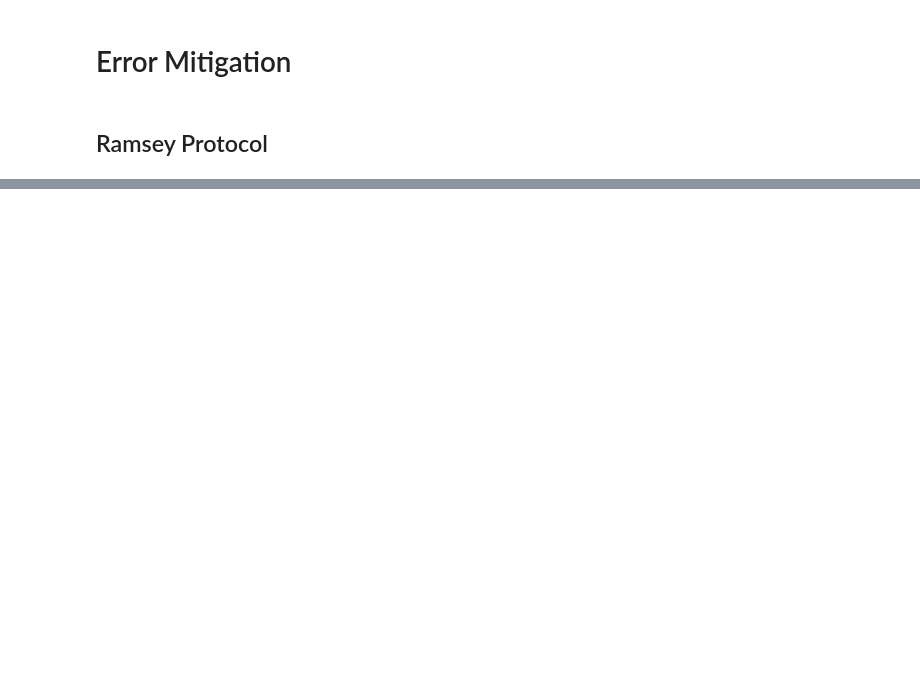
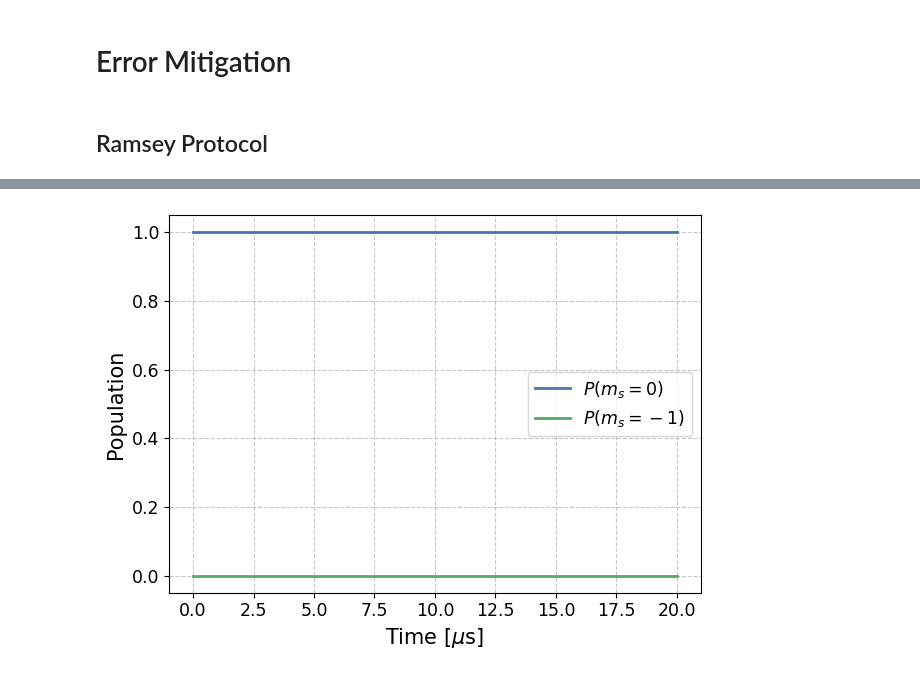
Before and after one commit to dehe1011/NVcenter, a Jupyter notebook: development/ErrorMitigation.ipynb, the cells around one changed output, grey strips where cells are left out. Saved outputs shown, nothing was run; the diff lists cells and outputs as text; code cells hidden in the pictures; blank space fills up the shorter version.

```diff
--- a/development/ErrorMitigation.ipynb
+++ b/development/ErrorMitigation.ipynb
@@ -75,0 +74,8 @@ plt.show()
+# %%
+xp, xm = q.sigmax().eigenstates()[1]
+xp, xm = xp * xp.dag(), xm * xm.dag()
+yp, ym = q.sigmay().eigenstates()[1]
+yp, ym = yp * yp.dag(), ym * ym.dag()
+zp, zm = q.sigmaz().eigenstates()[1]
+zp, zm = zp * zp.dag(), zm * zm.dag()
+hada = q.Qobj( 1/np.sqrt(2) * np.array([[1, 1], [1, -1]]))
@@ -75,0 +130,27 @@ plt.show()
+# %%
+kwargs['env_approx_level'] = 'no_bath'
+
+env = Environment(register_config, bath_configs, **kwargs)
+env.pulse_seq = [20e-6]
+env.old_state = hada * zm * hada
+
+t_list = np.linspace(0, env.total_time, 200)
+new_states = env.get_new_states(env.pulse_seq, t_list=t_list)
+
+detuning = CONST["D_gs"] + CONST["gamma_e"] * (CONST["Bz"]-0e-4) / (2*np.pi) - CONST["Nzz"] * CONST["m_N"]
+detuning_gates = [q.Qobj( np.array([[1, 0], [0, np.e**(1j*2*np.pi*detuning*t) ]]) ) for t in t_list]
+
+new_states = [hada *detuning_gate * state * detuning_gate.dag() * hada for state, detuning_gate in zip(new_states, detuning_gates)]
+
+idx=1
+fig, ax = plt.subplots()
+ax.plot(t_list * 1e6, [state[0,0].real for state in new_states], label=r'$P(m_s=0)$')
+ax.plot(t_list * 1e6, [state[1,1].real for state in new_states], label=r'$P(m_s=-1)$')
+# ax.axvline(x= 1e6/(env.matrices[0][1, 1].real - detuning), color='k', alpha=0.7)
+
+ax.set_ylabel('Population')
+ax.set_xlabel(r'Time [$\mu$s]' )
+ax.legend()
+plt.show()
+# %% [output]
+[figure, added]
```
Also changed, not shown: parts of 5 cells of this notebook, 19 other files.
